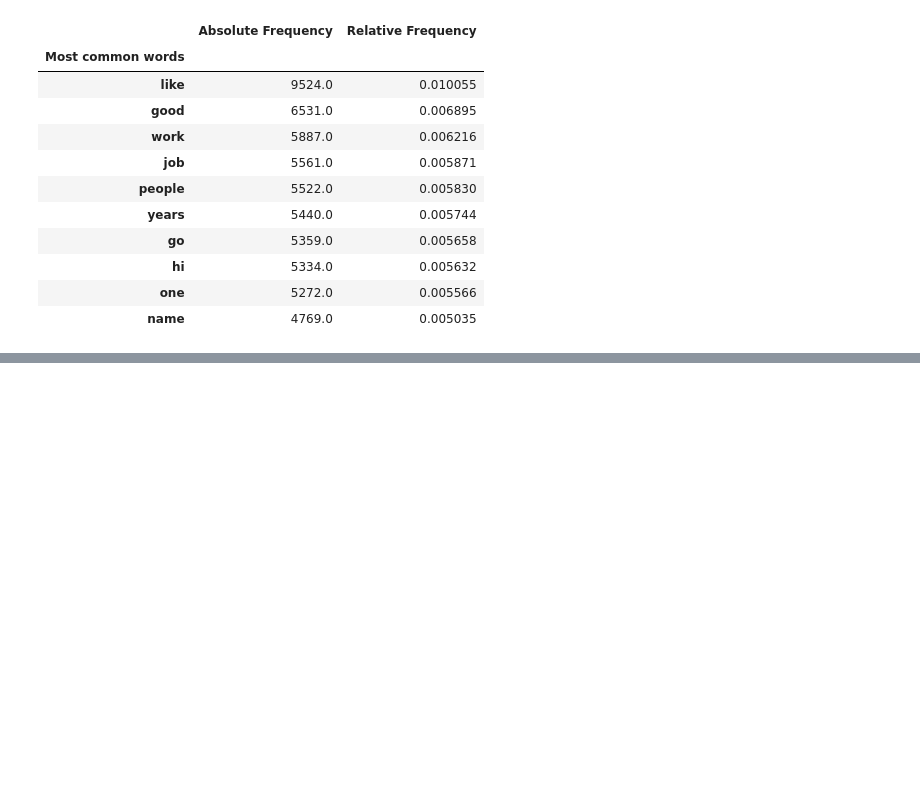
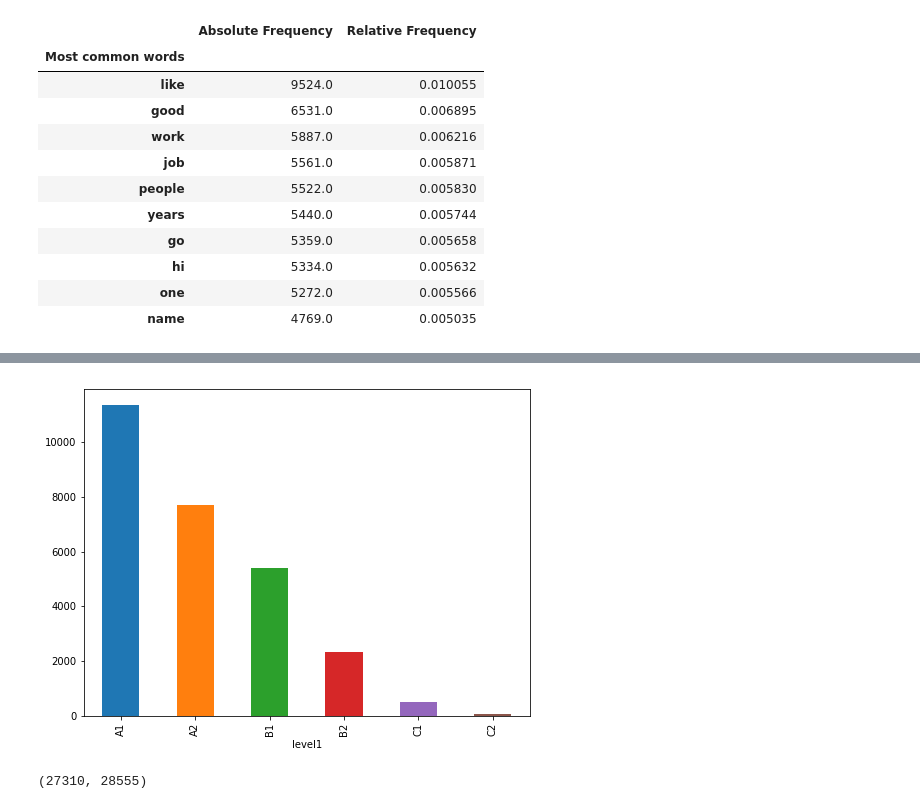
Before and after one commit to AFD-Project/AFD, a Jupyter notebook: TextMining.ipynb, the cells around one changed output, grey strips where cells are left out. Saved outputs shown, nothing was run; the diff lists cells and outputs as text; code cells hidden in the pictures; blank space fills up the shorter version.

Commit message:
Avancement traitement de texte version Beta

```diff
--- a/TextMining.ipynb
+++ b/TextMining.ipynb
@@ -104,0 +110,5 @@ train_df.to_csv("DONNES/tokenize_train.csv")
+# %%
+#2eme exemple text mining
+import pandas as pd
+df = pd.read_csv('DONNES/train_cap2018.csv')
+df.head()
@@ -104,0 +123,14 @@ train_df.to_csv("DONNES/tokenize_train.csv")
+# %%
+from io import StringIO
+
+col = ['fulltext', 'level1']
+df = df[col]
+df = df[pd.notnull(df['fulltext'])]
+
+df.columns = ['fulltext', 'level1']
+
+df['category_id'] = df['level1'].factorize()[0]
+category_id_df = df[['level1', 'category_id']].drop_duplicates().sort_values('category_id')
+category_to_id = dict(category_id_df.values)
+id_to_category = dict(category_id_df[['category_id', 'level1']].values)
+df.head()
@@ -104,0 +144,21 @@ train_df.to_csv("DONNES/tokenize_train.csv")
+# %%
+#On a beaucoup plus de niveau A1 que de niveau C2,
+import matplotlib.pyplot as plt
+fig = plt.figure(figsize=(8,6))
+df.groupby('level1').level1.count().plot.bar(ylim=0)
+plt.show()
+# %% [output]
+[figure, added]
+# %%
+from sklearn.feature_extraction.text import TfidfVectorizer
+
+#calcule un vecteur tf-idf pour chaque texte en anglais
+tfidf = TfidfVectorizer(sublinear_tf=True, min_df=5, norm='l2', encoding='latin-1', ngram_range=(1, 2), stop_words='english')
+
+features = tfidf.fit_transform(df.fulltext).toarray()
+labels = df.category_id
+features.shape
+
+#Soit pour les 27310 récits en anglais ils sont representés par 28555 caractéristiques
+# %% [output]
+(27310, 28555)
```
Also changed, not shown: parts of 9 cells of this notebook.
